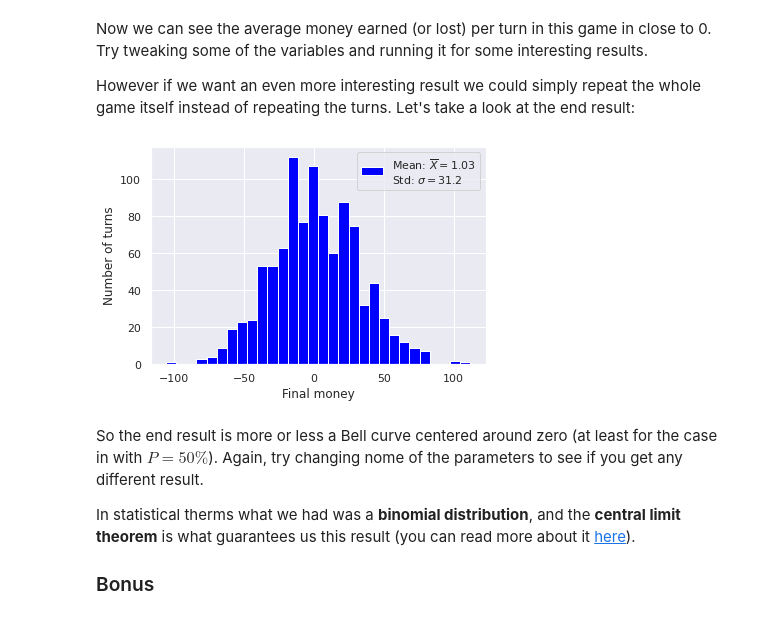
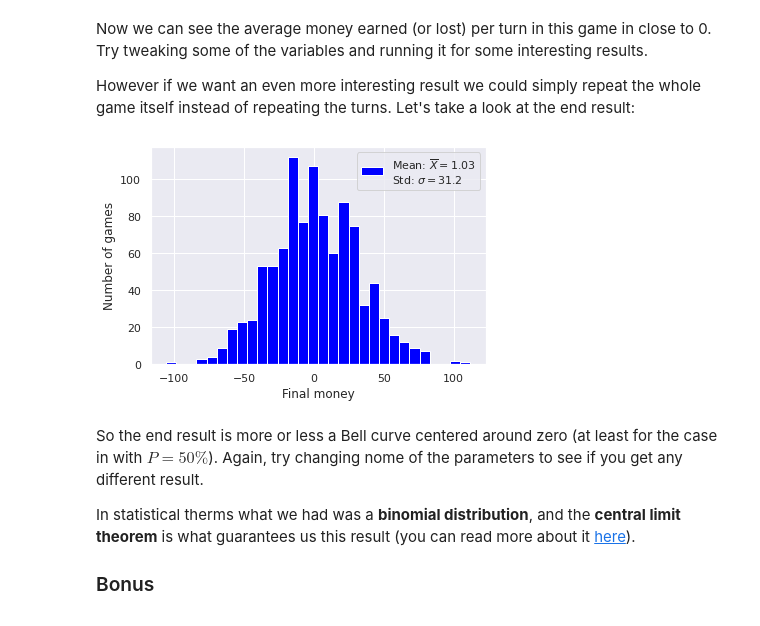
Before and after one commit to LFRusso/lfrusso.github.io, a Jupyter notebook: assets/posts/2020/08/parrondo/code/parrondo.ipynb, the cells around one changed output. Saved outputs shown, nothing was run; the diff lists cells and outputs as text; code cells hidden in the pictures.

Commit message:
Updating notebook and changing some images axis

```diff
--- a/assets/posts/2020/08/parrondo/code/parrondo.ipynb
+++ b/assets/posts/2020/08/parrondo/code/parrondo.ipynb
@@ -74,35 +77,35 @@ However if we want an even more interesting result we could simply repeat the wh
 # %%
 P = 0.5
 N_PLAYS = 1000
 N_GAMES = 1000
 ## This time we are taking the final balance for each game
 final_balance_v = np.zeros(N_GAMES)
 
 # Repeat the whole game multiple times
 for j in range(N_GAMES):
   ## Resetting player balance
   balance = 0
   for i in range(N_PLAYS):
     if (P > np.random.uniform(low=0.0, high=1.0)):
       balance += 1
     else:
       balance -= 1
 
   # Saving result at the end of the game
   final_balance_v[j] = balance
 
 # Calculating the mean and standard deviation for the result
 mean = np.mean(final_balance_v)
 std = np.std(final_balance_v)
 
 # Now we plot the final balance as a histogram
 plt.hist(final_balance_v, bins = 30, label="Mean: $\overline{X} = $"+str(round(mean,2))+"\nStd: $\sigma = $"+str(round(std,2)), color='blue')
 plt.xlabel("Final money")
-plt.ylabel("Number of turns")
+plt.ylabel("Number of games")
 plt.legend()
 plt.show()
 # %% [output]
-[figure, old version]
+[figure, new version]
 # %% [markdown]
 So the end result is more or less a Bell curve centered around zero (at least for the case in with $P = 50\%$). Again, try changing nome of the parameters to see if you get any different result.
 
```
Also changed, not shown: parts of 5 cells of this notebook, 6 other files.
